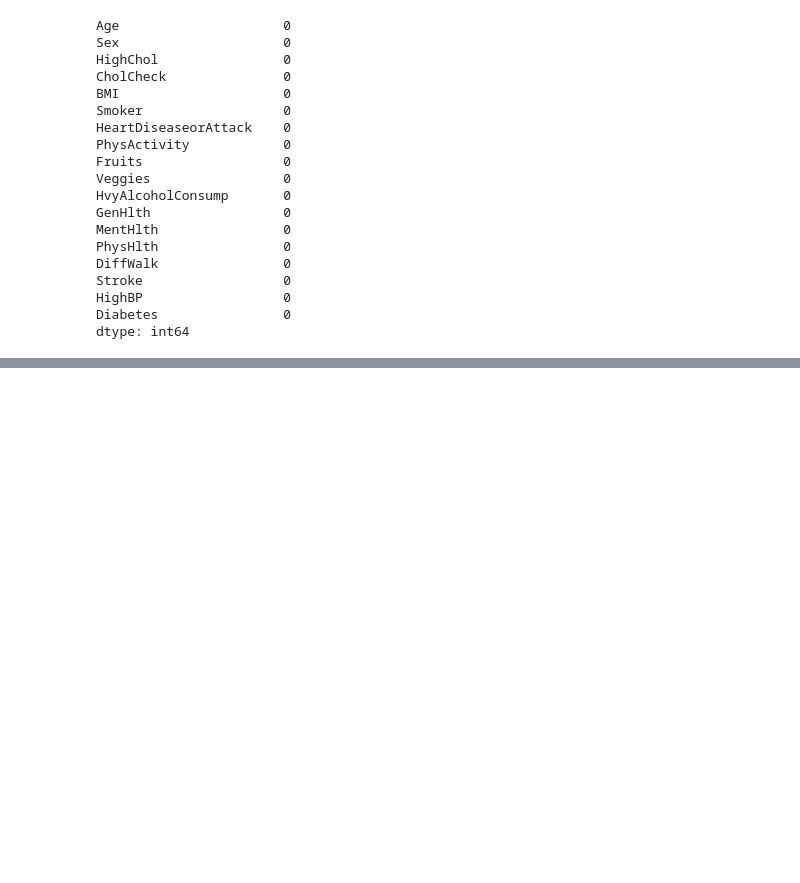
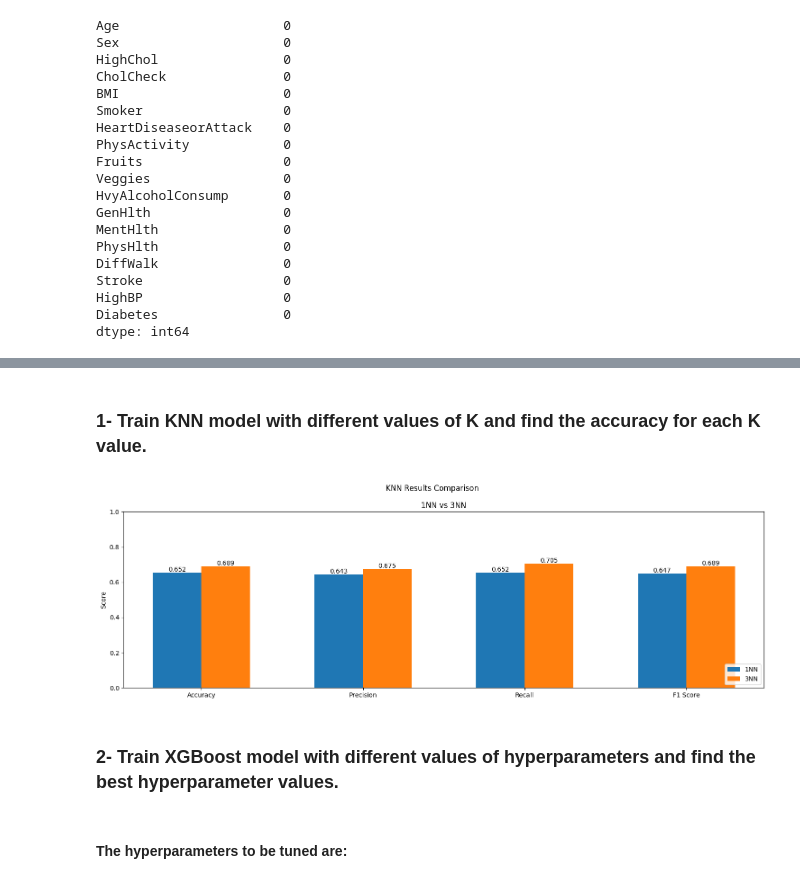
Before and after one commit to DiaeddinTahboub/Assignment_3-Machine_Learning, a Jupyter notebook: Assignment_3.ipynb, the cells around one changed output, grey strips where cells are left out. Drawn from its saved outputs; the diff is of its cells as text; code cells hidden in the pictures; blank space fills up the shorter version.

```diff
--- a/Assignment_3.ipynb
+++ b/Assignment_3.ipynb
@@ -405,0 +186,7 @@ Accuracy for third NN model: 0.7431400418281555
+# %%
+X, y = dataset.drop("Diabetes", axis=1).values, dataset[["Diabetes"]].values.reshape(
+    -1,
+)
+
+print(f"The features matrix has {X.shape[0]} rows and {X.shape[1]} columns")
+print(f"The target vector has {y.shape[0]} rows")
@@ -405,0 +202,68 @@ Accuracy for third NN model: 0.7431400418281555
+# %%
+X_train, X_test, y_train, y_test = train_test_split(X, y, test_size=0.2)
+X_test, X_validation, y_test, y_validation = train_test_split(
+    X_test, y_test, test_size=0.5
+)
+# %% [markdown]
+### **1- Train KNN model with different values of K and find the accuracy for each K value.**
+# %%
+knn_1 = KNeighborsClassifier(n_neighbors=1)
+knn_1.fit(X_train, y_train)
+
+knn_3 = KNeighborsClassifier(n_neighbors=3)
+knn_3.fit(X_train, y_train)
+
+
+# Calculate metrics for 1NN
+knn_1_accuracy = accuracy_score(y_validation, knn_1.predict(X_validation))
+knn_1_precision = precision_score(y_validation, knn_1.predict(X_validation))
+knn_1_recall = recall_score(y_validation, knn_1.predict(X_validation))
+knn_1_f1 = f1_score(y_validation, knn_1.predict(X_validation))
+
+# Calculate metrics for 3NN
+knn_3_accuracy = accuracy_score(y_validation, knn_3.predict(X_validation))
+knn_3_precision = precision_score(y_validation, knn_3.predict(X_validation))
+knn_3_recall = recall_score(y_validation, knn_3.predict(X_validation))
+knn_3_f1 = f1_score(y_validation, knn_3.predict(X_validation))
+
+# Plotting
+results_fig, results_ax = plt.subplots(1, 1, figsize=(15, 5))
+results_fig.suptitle("KNN Results Comparison")
+results_ax.bar(
+    np.arange(4),
+    [knn_1_accuracy, knn_1_precision, knn_1_recall, knn_1_f1],
+    width=0.3,
+    label="1NN",
+)
+results_ax.bar(
+    np.arange(4) + 0.3,
+    [knn_3_accuracy, knn_3_precision, knn_3_recall, knn_3_f1],
+    width=0.3,
+    label="3NN",
+)
+results_ax.set_xticks(np.arange(4) + 0.3 / 2)
+results_ax.set_xticklabels(["Accuracy", "Precision", "Recall", "F1 Score"])
+results_ax.set_ylabel("Score")
+results_ax.set_ylim([0, 1])
+results_ax.set_title("1NN vs 3NN")
+results_ax.legend(loc="lower right")
+
+results_ax.text(0, knn_1_accuracy, round(knn_1_accuracy, 3), ha="center", va="bottom")
+results_ax.text(1, knn_1_precision, round(knn_1_precision, 3), ha="center", va="bottom")
+results_ax.text(2, knn_1_recall, round(knn_1_recall, 3), ha="center", va="bottom")
+results_ax.text(3, knn_1_f1, round(knn_1_f1, 3), ha="center", va="bottom")
+results_ax.text(0.3, knn_3_accuracy, round(knn_3_accuracy, 3), ha="center", va="bottom")
+results_ax.text(
+    1.3, knn_3_precision, round(knn_3_precision, 3), ha="center", va="bottom"
+)
+results_ax.text(2.3, knn_3_recall, round(knn_3_recall, 3), ha="center", va="bottom")
+results_ax.text(3.3, knn_3_f1, round(knn_3_f1, 3), ha="center", va="bottom")
+
+plt.tight_layout()
+plt.show()
+# %% [output]
+[figure, added]
+# %% [markdown]
+### **2- Train XGBoost model with different values of hyperparameters and find the best hyperparameter values.**
+# %% [markdown]
+#### **The hyperparameters to be tuned are:**
```
Also changed, not shown: parts of 54 cells of this notebook.
